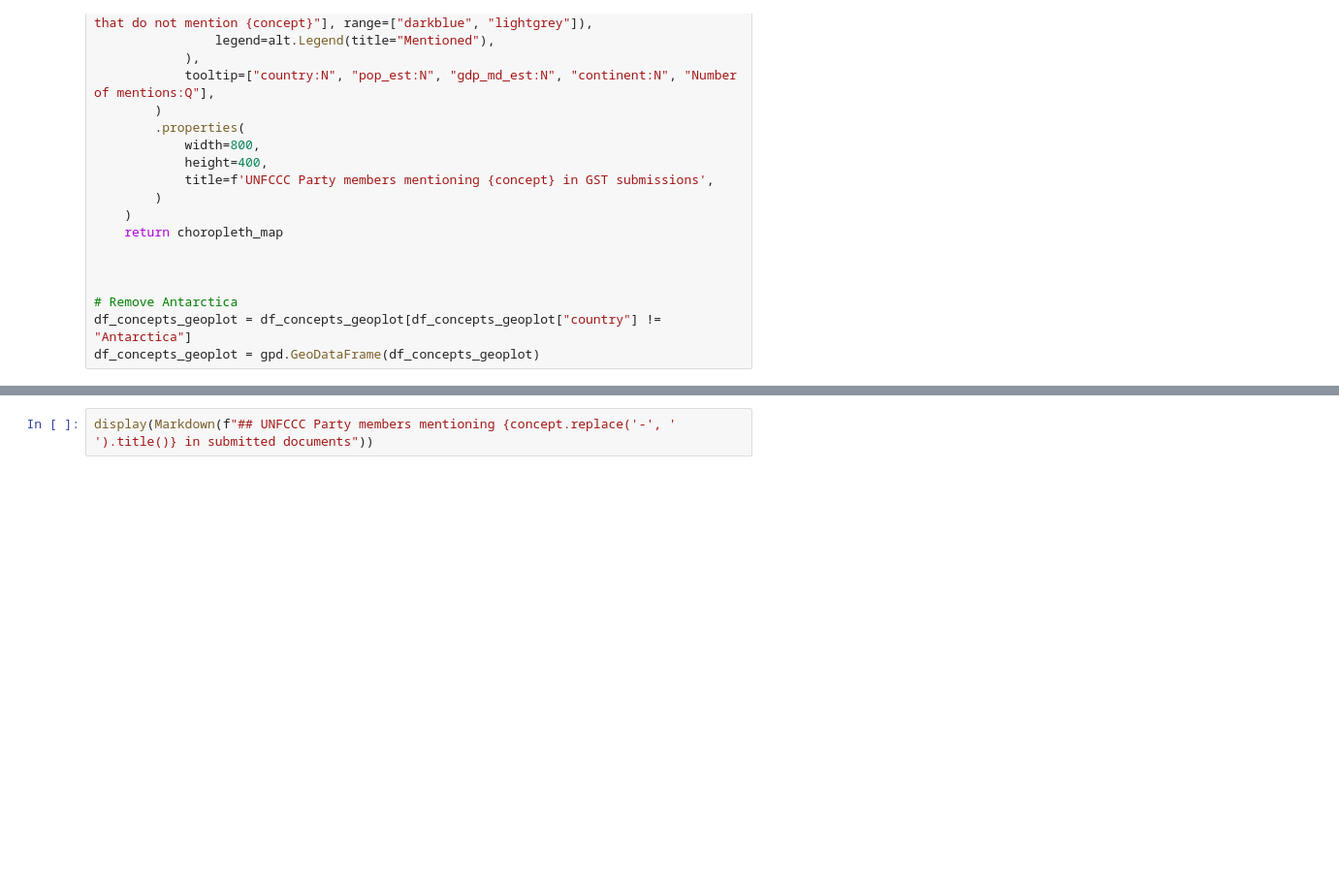
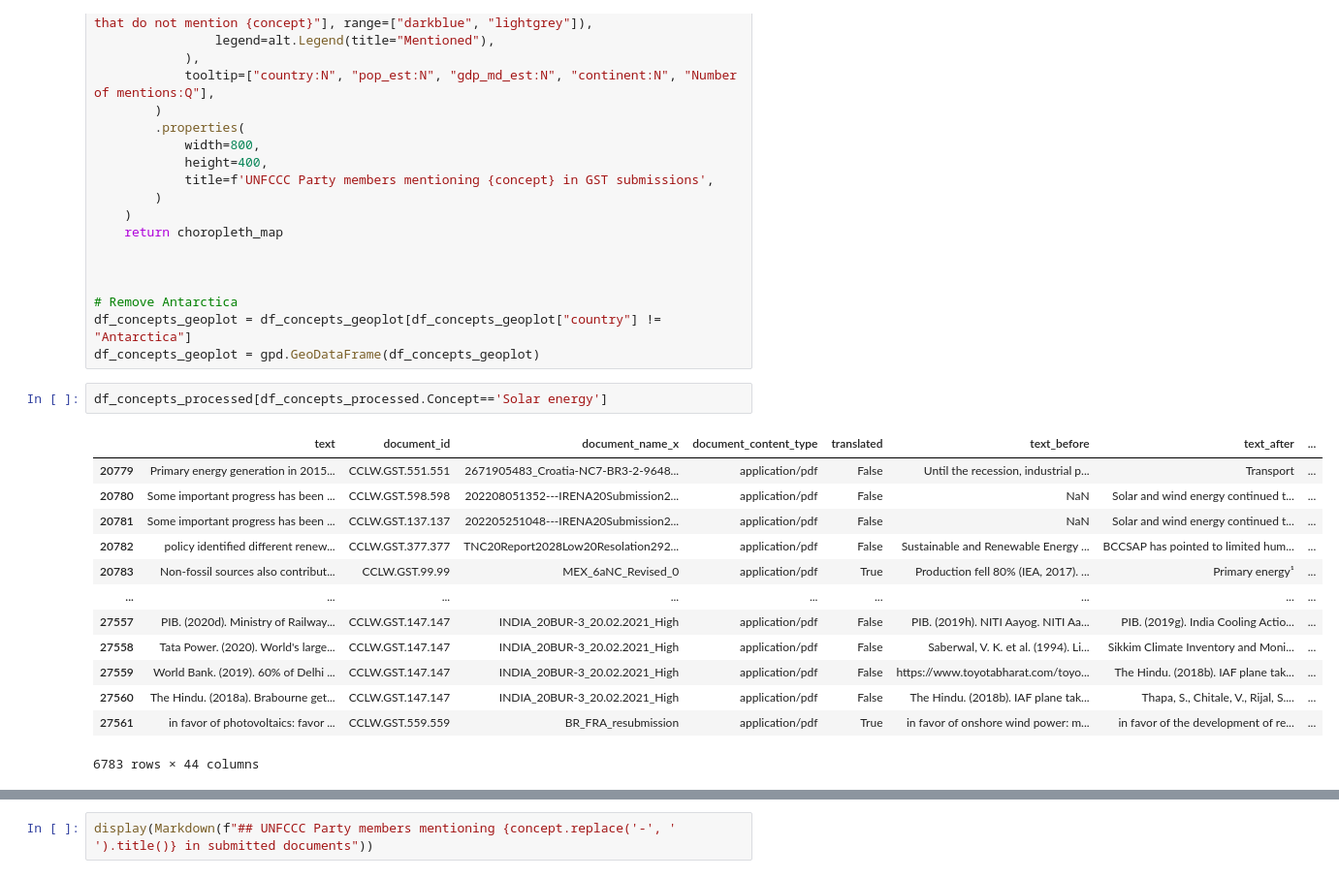
Before and after one commit to climatepolicyradar/global-stocktake, a Jupyter notebook: notebooks/simple_disaggregated_concept.ipynb, the cells around one changed output, grey strips where cells are left out. Shown at 97% size. Cells and saved outputs as stored; diff of their text form; blank space fills up the shorter version.

```diff
--- a/notebooks/simple_disaggregated_concept.ipynb
+++ b/notebooks/simple_disaggregated_concept.ipynb
@@ -348,3 +364,19 @@ def create_choropleth_map(merged, concept):
 # Remove Antarctica
 df_concepts_geoplot = df_concepts_geoplot[df_concepts_geoplot["country"] != "Antarctica"]
 df_concepts_geoplot = gpd.GeoDataFrame(df_concepts_geoplot)
+# %%
+df_concepts_processed[df_concepts_processed.Concept=='Solar energy']
+# %% [output]
+|  | text | document_id | document_name_x | document_content_type | translated | text_before | text_after | ... |
+| 20779 | Primary energy generation in 2015... | CCLW.GST.551.551 | 2671905483_Croatia-NC7-BR3-2-9648... | application/pdf | False | Until the recession, industrial p... | Transport | ... |
+| 20780 | Some important progress has been ... | CCLW.GST.598.598 | 202208051352---IRENA20Submission2... | application/pdf | False | NaN | Solar and wind energy continued t... | ... |
+| 20781 | Some important progress has been ... | CCLW.GST.137.137 | 202205251048---IRENA20Submission2... | application/pdf | False | NaN | Solar and wind energy continued t... | ... |
+| 20782 | policy identified different renew... | CCLW.GST.377.377 | TNC20Report2028Low20Resolation292... | application/pdf | False | Sustainable and Renewable Energy ... | BCCSAP has pointed to limited hum... | ... |
+| 20783 | Non-fossil sources also contribut... | CCLW.GST.99.99 | MEX_6aNC_Revised_0 | application/pdf | True | Production fell 80% (IEA, 2017). ... | Primary energy¹ | ... |
+| ... | ... | ... | ... | ... | ... | ... | ... | ... |
+| 27557 | PIB. (2020d). Ministry of Railway... | CCLW.GST.147.147 | INDIA_20BUR-3_20.02.2021_High | application/pdf | False | PIB. (2019h). NITI Aayog. NITI Aa... | PIB. (2019g). India Cooling Actio... | ... |
+| 27558 | Tata Power. (2020). World's large... | CCLW.GST.147.147 | INDIA_20BUR-3_20.02.2021_High | application/pdf | False | Saberwal, V. K. et al. (1994). Li... | Sikkim Climate Inventory and Moni... | ... |
+| 27559 | World Bank. (2019). 60% of Delhi ... | CCLW.GST.147.147 | INDIA_20BUR-3_20.02.2021_High | application/pdf | False | https://www.toyotabharat.com/toyo... | The Hindu. (2018b). IAF plane tak... | ... |
+| 27560 | The Hindu. (2018a). Brabourne get... | CCLW.GST.147.147 | INDIA_20BUR-3_20.02.2021_High | application/pdf | False | The Hindu. (2018b). IAF plane tak... | Thapa, S., Chitale, V., Rijal, S.... | ... |
+| 27561 | in favor of photovoltaics: favor ... | CCLW.GST.559.559 | BR_FRA_resubmission | application/pdf | True | in favor of onshore wind power: m... | in favor of the development of re... | ... |
+6783 rows × 44 columns
```
Also changed, not shown: parts of 6 cells of this notebook, 1 other file.
